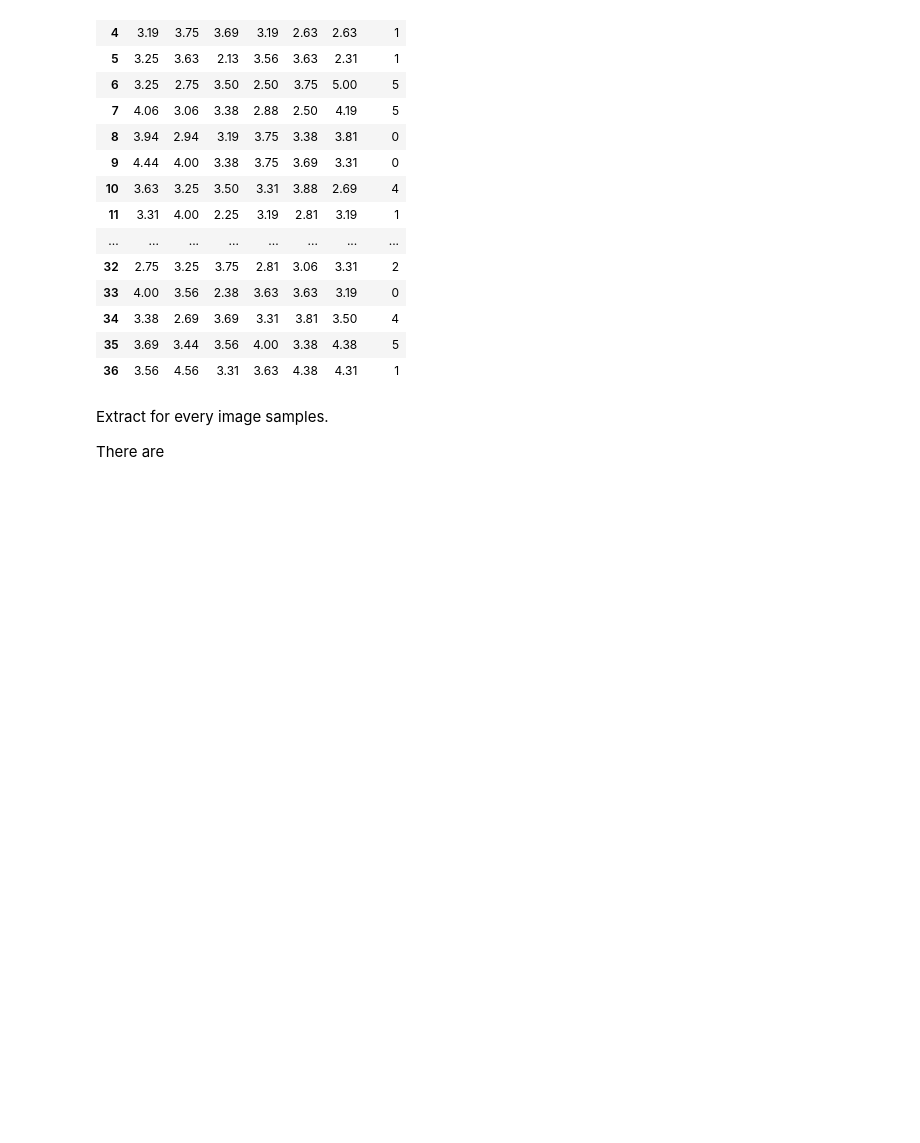
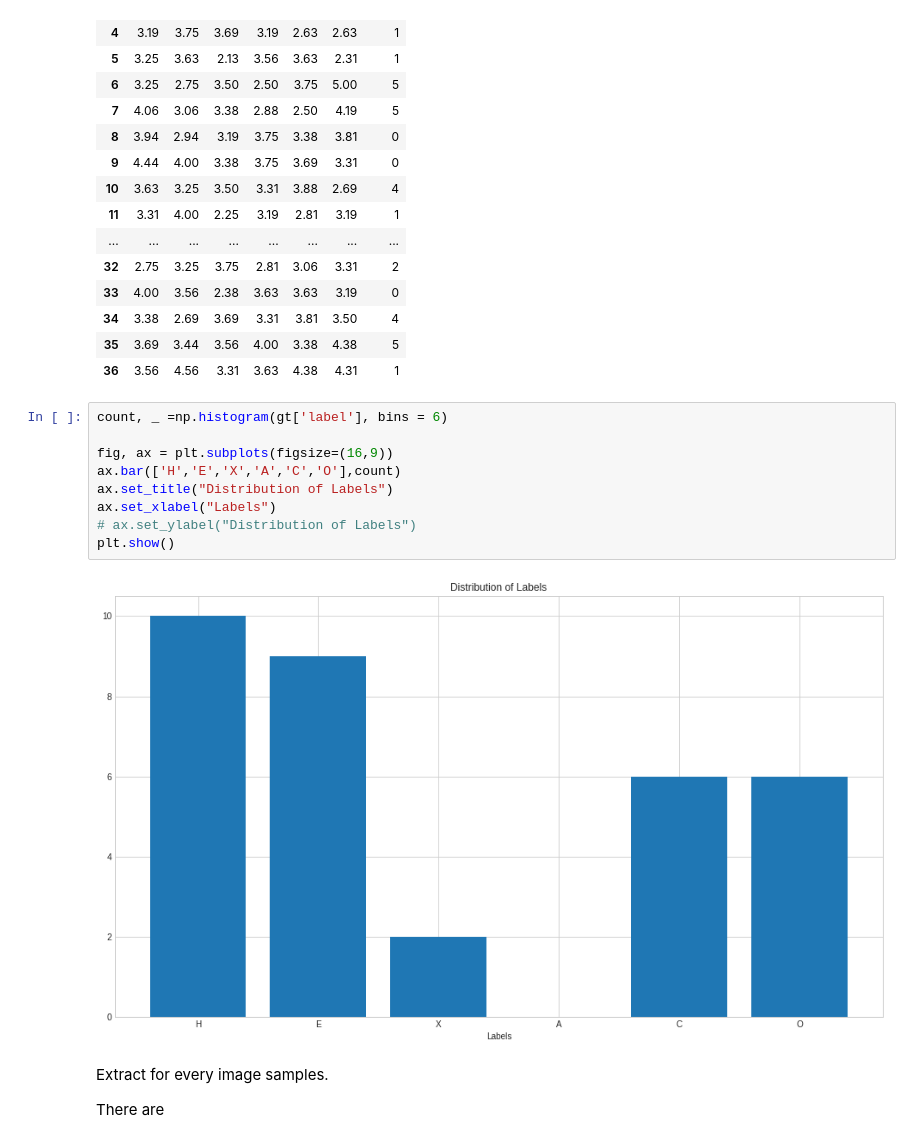
Before and after one commit to akraradets/2021JanHCI, a Jupyter notebook: 3-preprocess/9-report.ipynb, the cells around one changed output. Drawn from its saved outputs; the diff is of its cells as text; blank space fills up the shorter version.

Commit message:
Distribution

```diff
--- a/3-preprocess/9-report.ipynb
+++ b/3-preprocess/9-report.ipynb
@@ -49,6 +49,17 @@ gt
 | 34 | 3.38 | 2.69 | 3.69 | 3.31 | 3.81 | 3.50 | 4 |
 | 35 | 3.69 | 3.44 | 3.56 | 4.00 | 3.38 | 4.38 | 5 |
 | 36 | 3.56 | 4.56 | 3.31 | 3.63 | 4.38 | 4.31 | 1 |
+# %%
+count, _ =np.histogram(gt['label'], bins = 6)
+
+fig, ax = plt.subplots(figsize=(16,9))
+ax.bar(['H','E','X','A','C','O'],count)
+ax.set_title("Distribution of Labels")
+ax.set_xlabel("Labels")
+# ax.set_ylabel("Distribution of Labels")
+plt.show()
+# %% [output]
+[figure, added]
 # %% [markdown]
 Extract for every image samples.
 
```
